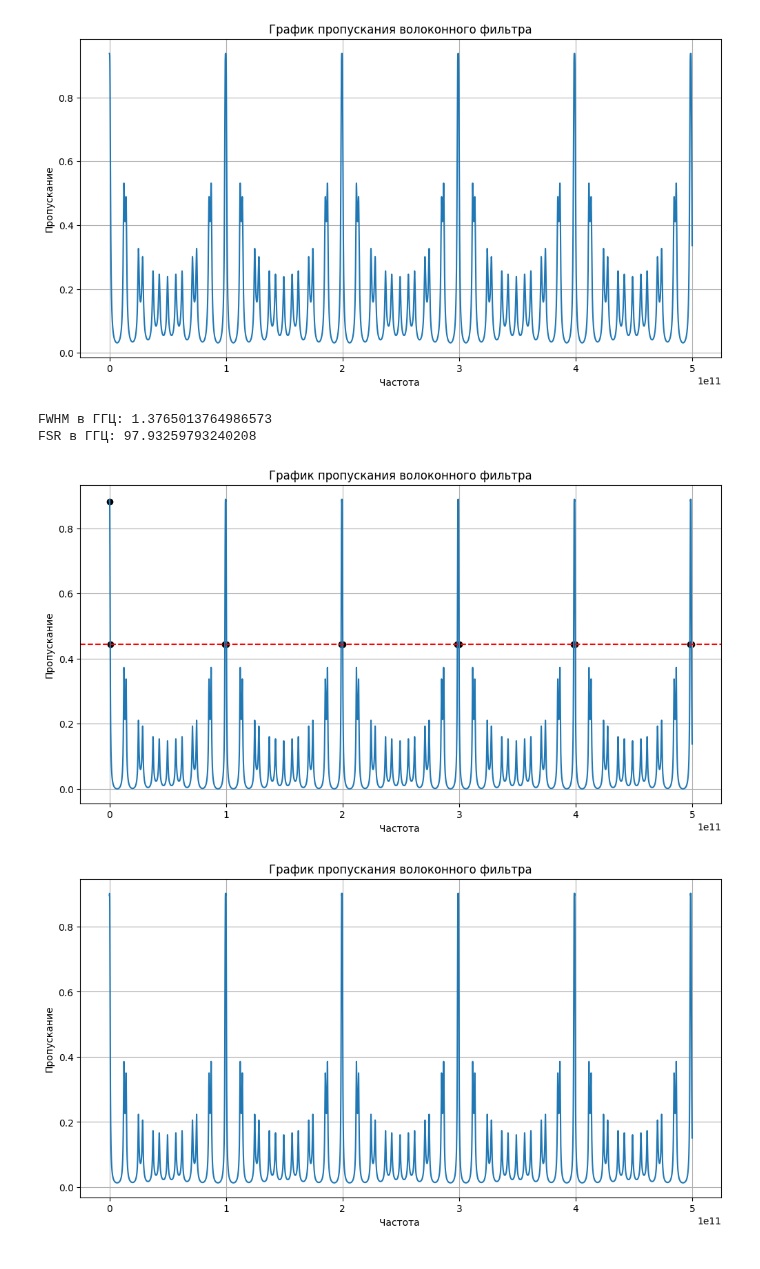
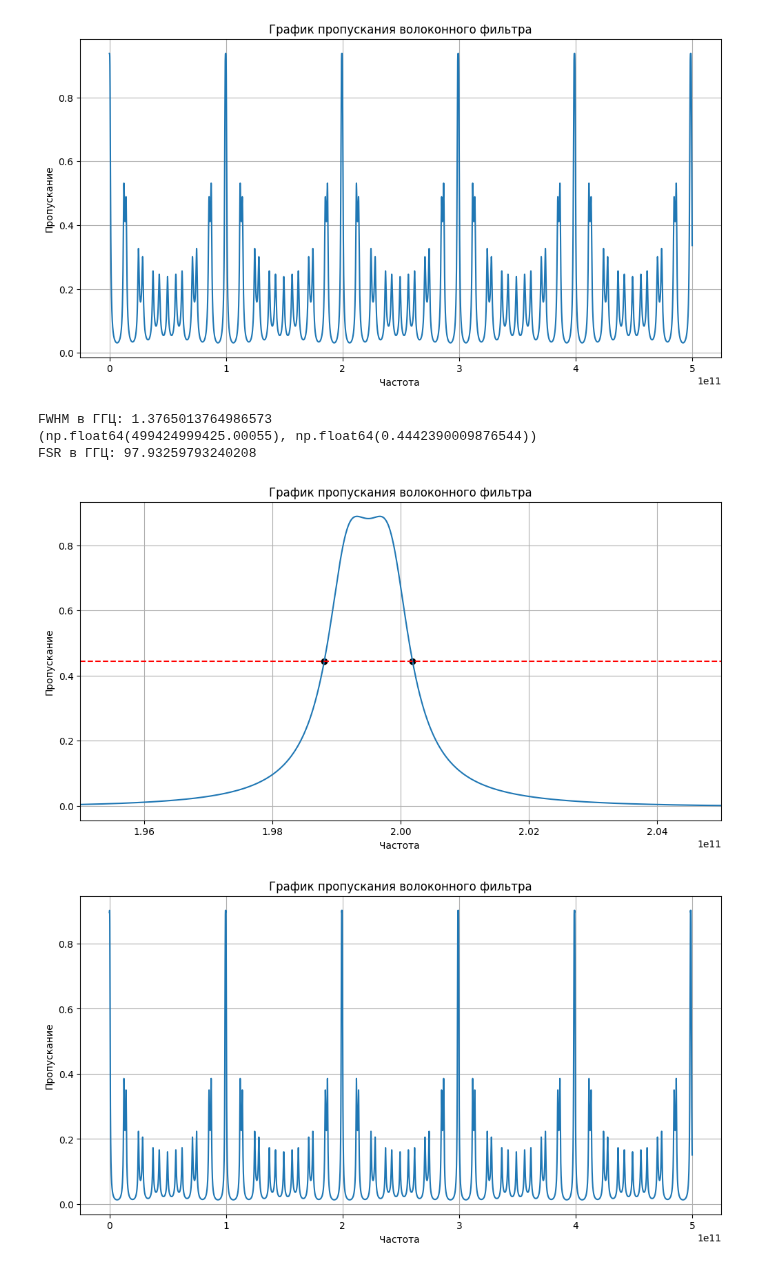
Before and after one commit to Orange-spearow/Finally_praktika, a Jupyter notebook: Волоконный фильтр 2.ipynb, the cells around one changed output. Drawn from its saved outputs; the diff is of its cells as text; code cells hidden in the pictures.

```diff
--- a/Волоконный фильтр 2.ipynb
+++ b/Волоконный фильтр 2.ipynb
@@ -253,36 +253,37 @@ half_max_amplitude = max_amplitude / 2
 # Поиск точек пересечения с половиной максимума
 crossings = []
 for i in range(len(T_values)):
     if (T_values[i] - half_max_amplitude) * (T_values[i-1] - half_max_amplitude) <= 0:
         crossings.append((freq[i], T_values[i]))
     if i == len(T_values)-1:
         fwhm = abs(crossings[7][0] - crossings[6][0])
         print(f"FWHM в ГГЦ: {fwhm/1e9}")
     #else:
         #print("Не найдено двух пересечений с половиной максимума.")
-
+print(max(crossings))
 # Поиск пиков
 peaks, _ = find_peaks(T_values)
 #print(freq[peaks])
 #print(T_values[peaks])
 # Определение максимального пика
 print('FSR в ГГЦ:', (freq[peaks[27]]-freq[peaks[13]])/1e9)
 #print('FWHM в МГЦ:', 39.500039499644515)
 # Построим график зависимости модуля пропускания от частоты
 plt.figure(figsize=(12, 6))
 plt.plot(freq, T_values)
 plt.axhline(half_max_amplitude, color='r', linestyle='--')  # линия половины максимума
 plt.scatter([c[0] for c in crossings], [c[1] for c in crossings], color='k')  # точки пересечения
-#plt.xlim(100e6, 500e6)
+plt.xlim(1.95e11, 2.05e11)
 plt.xlabel('Частота ')
 plt.ylabel('Пропускание')
 plt.title('График пропускания волоконного фильтра')
 plt.grid(True)
 plt.show()
 # %% [output]
 FWHM в ГГЦ: 1.3765013764986573
+(np.float64(499424999425.00055), np.float64(0.4442390009876544))
 FSR в ГГЦ: 97.93259793240208
-[figure, old version]
+[figure, new version]
 # %%
 import math
 import numpy as np
```
Also changed, not shown: 1 other file.
